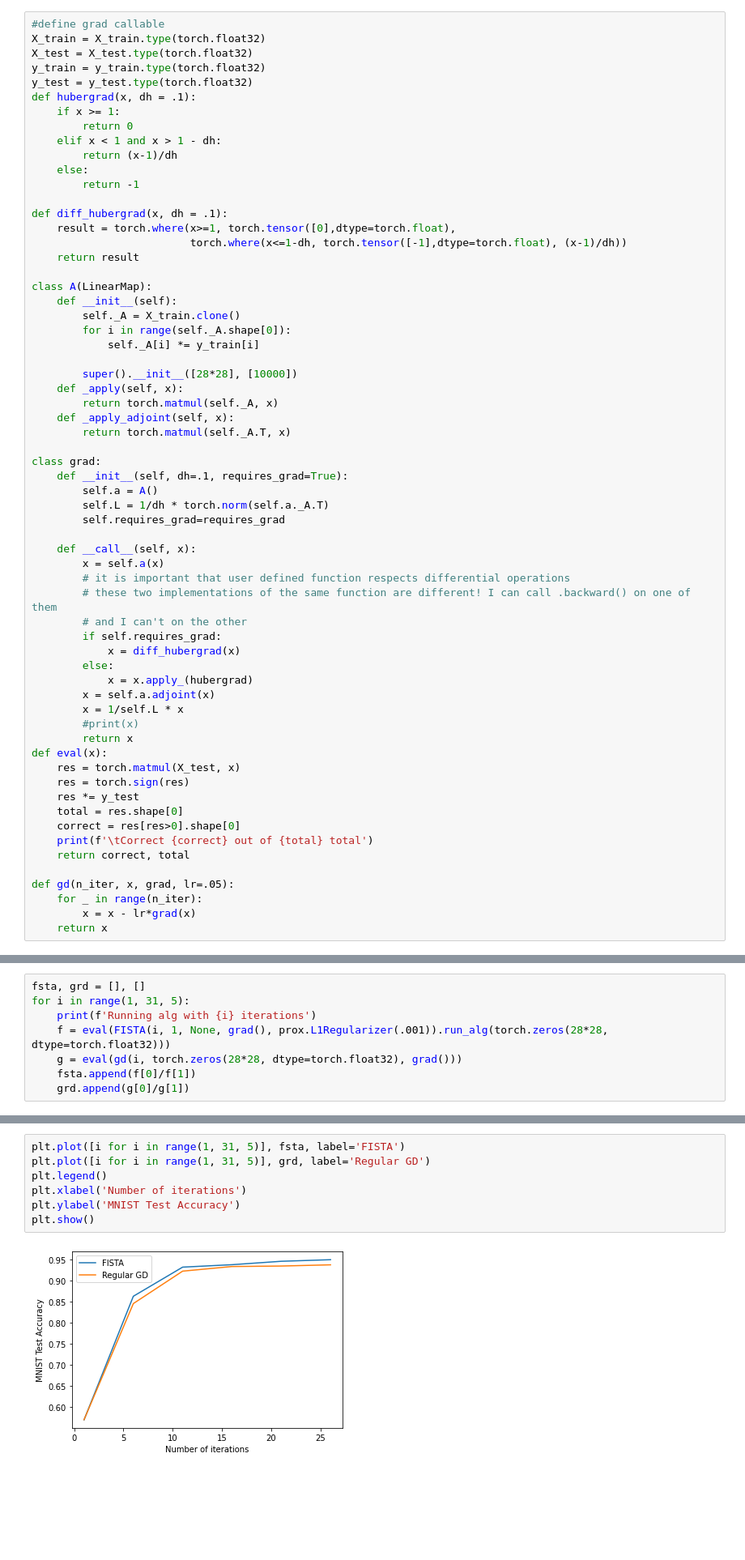
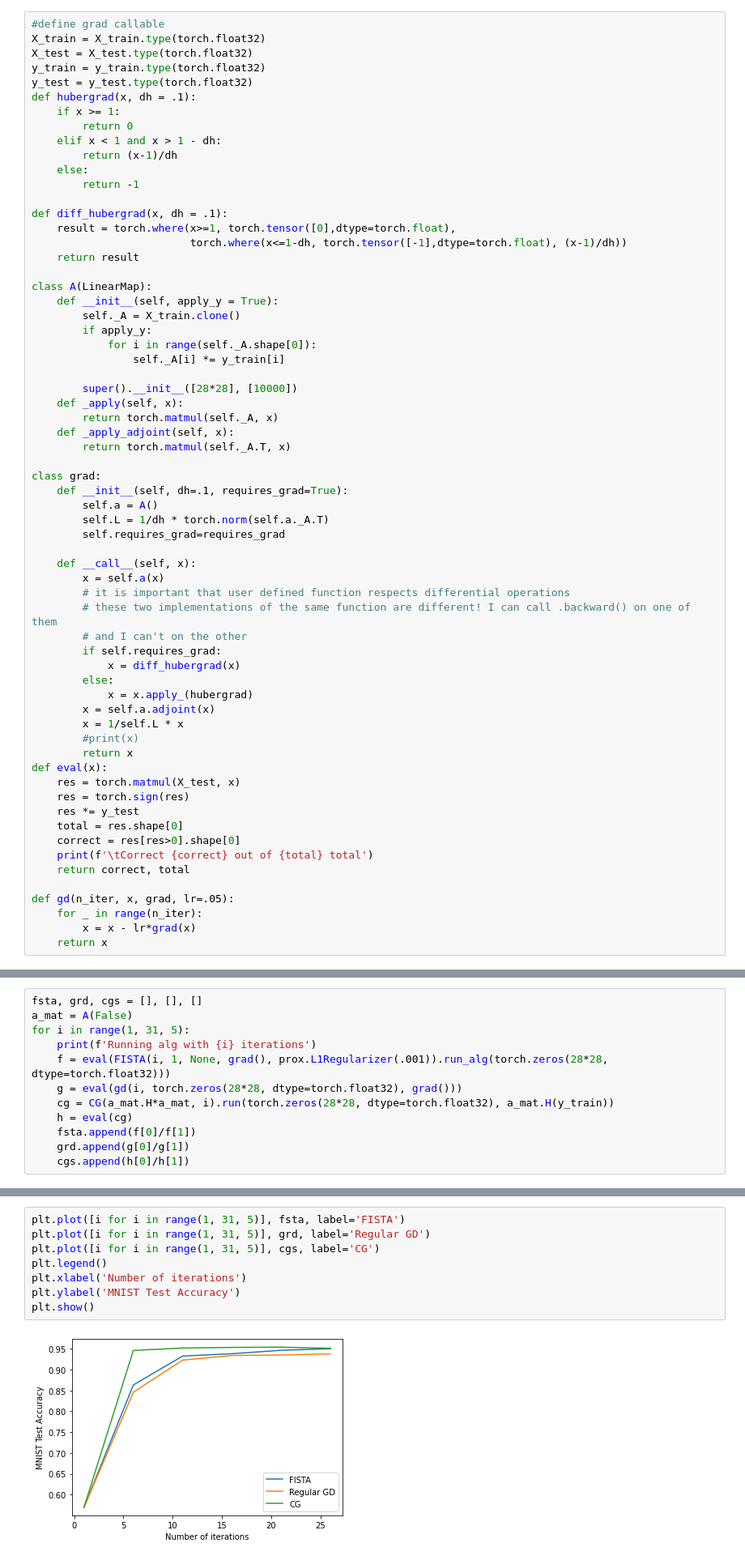
Before and after one commit to guanhuaw/MIRTorch, a Jupyter notebook: test_fista.ipynb, the cells around one changed output, grey strips where cells are left out. Shown at 81% size. Saved outputs shown, nothing was run; the diff lists cells and outputs as text; blank space fills up the shorter version.

```diff
--- a/test_fista.ipynb
+++ b/test_fista.ipynb
@@ -133,10 +134,11 @@ def diff_hubergrad(x, dh = .1):
     return result
 
 class A(LinearMap):
-    def __init__(self):
+    def __init__(self, apply_y = True):
         self._A = X_train.clone()
-        for i in range(self._A.shape[0]):
-            self._A[i] *= y_train[i]
+        if apply_y:
+            for i in range(self._A.shape[0]):
+                self._A[i] *= y_train[i]
 
         super().__init__([28*28], [10000])
     def _apply(self, x):
@@ -184,13 +186,17 @@ res.sum().backward()
 # %% [markdown]
 res
 # %%
-fsta, grd = [], []
+fsta, grd, cgs = [], [], []
+a_mat = A(False)
 for i in range(1, 31, 5):
     print(f'Running alg with {i} iterations')
     f = eval(FISTA(i, 1, None, grad(), prox.L1Regularizer(.001)).run_alg(torch.zeros(28*28, dtype=torch.float32)))
     g = eval(gd(i, torch.zeros(28*28, dtype=torch.float32), grad()))
+    cg = CG(a_mat.H*a_mat, i).run(torch.zeros(28*28, dtype=torch.float32), a_mat.H(y_train))
+    h = eval(cg)
     fsta.append(f[0]/f[1])
     grd.append(g[0]/g[1])
+    cgs.append(h[0]/h[1])
 # %% [output]
 Running alg with 1 iterations
         Correct 1968 out of 3454 total
@@ -213,11 +218,12 @@ Running alg with 26 iterations
 # %%
 plt.plot([i for i in range(1, 31, 5)], fsta, label='FISTA')
 plt.plot([i for i in range(1, 31, 5)], grd, label='Regular GD')
+plt.plot([i for i in range(1, 31, 5)], cgs, label='CG')
 plt.legend()
 plt.xlabel('Number of iterations')
 plt.ylabel('MNIST Test Accuracy')
 plt.show()
 # %% [output]
-[figure, old version]
+[figure, new version]
 # %%
 # %% [output]
```
Also changed, not shown: parts of 4 cells of this notebook.
